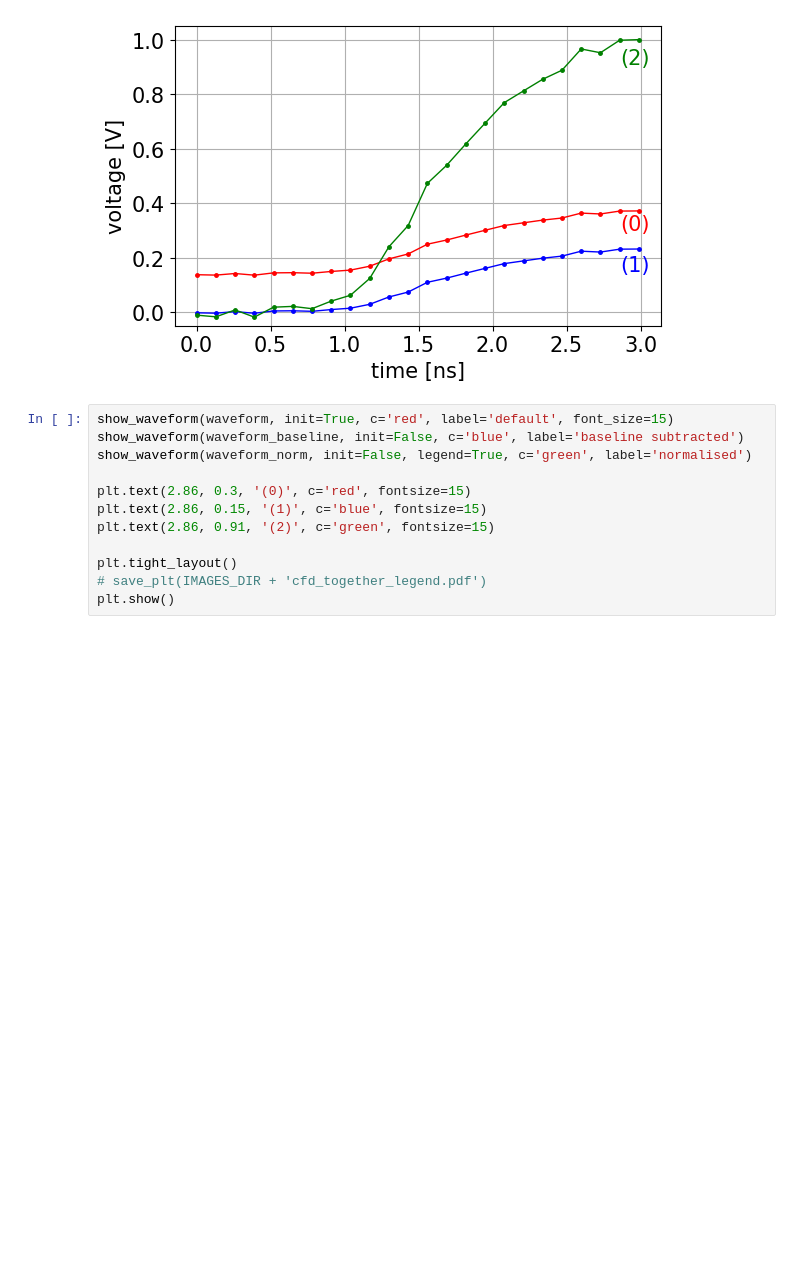
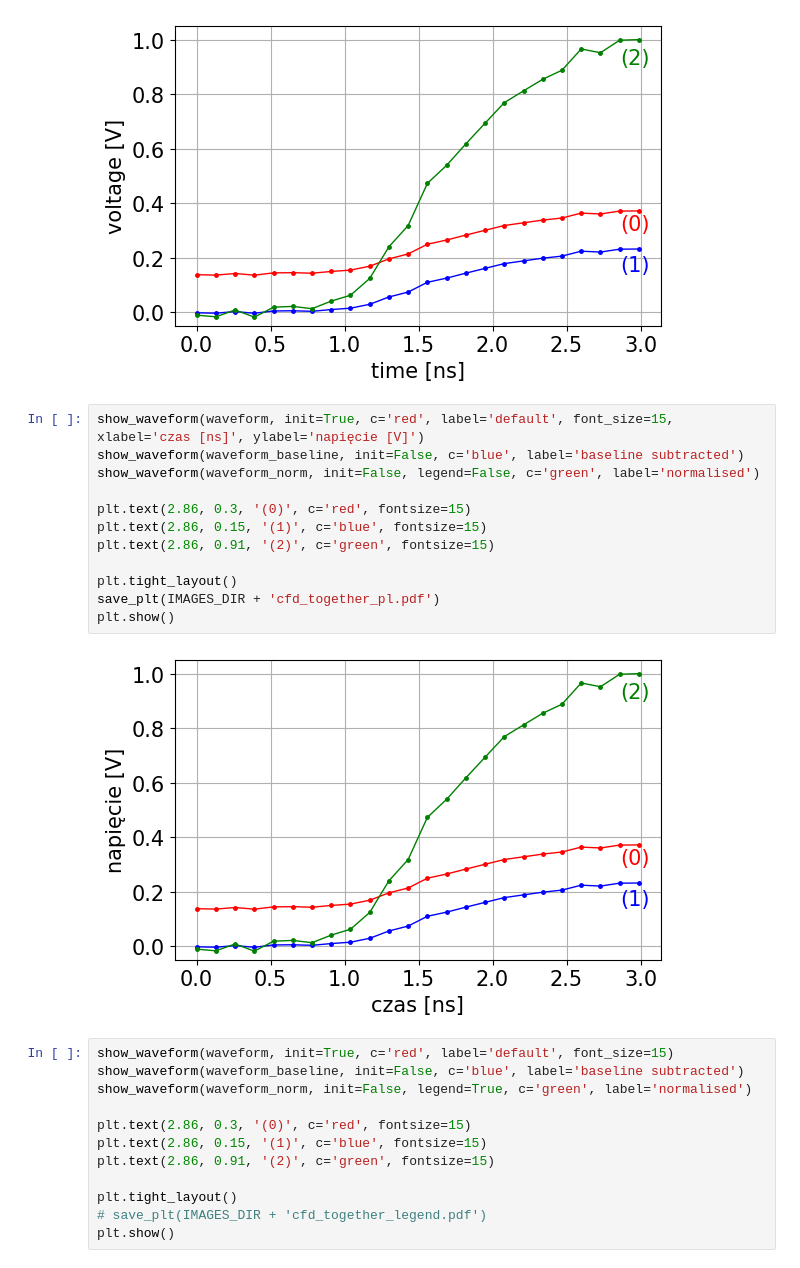
Before and after one commit to MatiXOfficial/pps-timing-ml, a Jupyter notebook: notebooks/analysis/cfd_visualisation.ipynb, the cells around one changed output. Cells and saved outputs as stored; diff of their text form; blank space fills up the shorter version.

```diff
--- a/notebooks/analysis/cfd_visualisation.ipynb
+++ b/notebooks/analysis/cfd_visualisation.ipynb
@@ -111,6 +122,20 @@ save_plt(IMAGES_DIR + 'cfd_together.pdf')
 plt.show()
 # %% [output]
 [figure]
+# %%
+show_waveform(waveform, init=True, c='red', label='default', font_size=15, xlabel='czas [ns]', ylabel='napięcie [V]')
+show_waveform(waveform_baseline, init=False, c='blue', label='baseline subtracted')
+show_waveform(waveform_norm, init=False, legend=False, c='green', label='normalised')
+
+plt.text(2.86, 0.3, '(0)', c='red', fontsize=15)
+plt.text(2.86, 0.15, '(1)', c='blue', fontsize=15)
+plt.text(2.86, 0.91, '(2)', c='green', fontsize=15)
+
+plt.tight_layout()
+save_plt(IMAGES_DIR + 'cfd_together_pl.pdf')
+plt.show()
+# %% [output]
+[figure, added]
 # %%
 show_waveform(waveform, init=True, c='red', label='default', font_size=15)
 show_waveform(waveform_baseline, init=False, c='blue', label='baseline subtracted')
```
Also changed, not shown: parts of 2 cells of this notebook.
